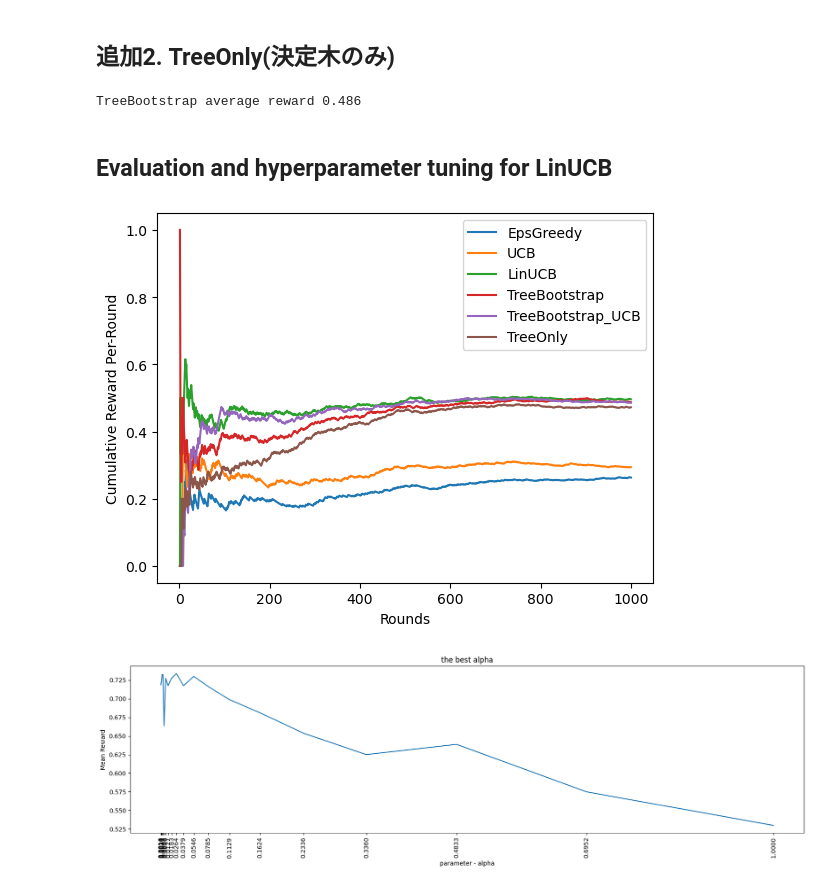
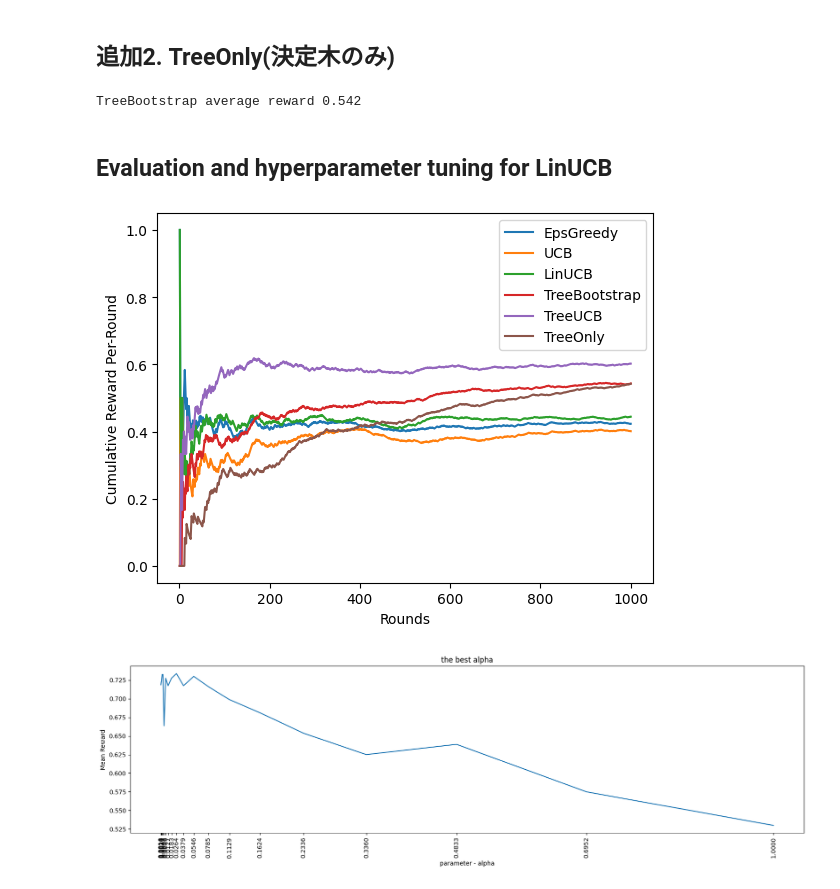
Before and after one commit to shobigrock/sotsuron, a Jupyter notebook: MABs_3_dims_3_actions.ipynb, the cells around one changed output. Drawn from its saved outputs; the diff is of its cells as text; code cells hidden in the pictures.

Commit message:
設定②人工データ改良(TreeUCB精度良)
解釈性高く現実味のあるデータにしました

```diff
--- a/MABs_3_dims_3_actions.ipynb
+++ b/MABs_3_dims_3_actions.ipynb
@@ -111,9 +111,9 @@ n_dims = 3
 # df["Browser"] = np.random.choice(["Opera","Chrome","Safari"], length, p = [.1,.6,.3])
 
 df["action"] = np.random.randint(0, n_arms, size=length)
-df["Gender"] = np.random.randint(0, 10, size=length)
-df["AgeGroup"] = np.random.randint(0, 10, size=length)
-df["Program"] = np.random.randint(0, 10, size=length)
+df["Age"] = np.random.randint(0, 10, size=length)
+df["edu_background"] = np.random.randint(0, 5, size=length)
+df["strength"] = np.random.randint(0, 10, size=length)
 # df["Income"] = np.random.randint(0, 10, size=length)
 # df["State"] = np.random.choice([0,1,2,3,4], length, p = [.2,.3,.35,.10,.05])
 # df["Device"] = np.random.choice([0,1,2], length, p = [.6,.35,.05])
@@ -142,13 +142,13 @@ df.head(10)
 reward_set = np.empty(shape=(0,))
 # 行動ごとに閾値だけ変えてやってみる(面倒くさいので木の構造は変えていない)
 # 極端な分割は避けたい（ただ報酬変えれば大丈夫では？）
-threshold = [[0,0,1],
-             [2,4,2],
-             [2,3,3]]  # threshold[閾値idx][行動idx]で利用
+threshold = [[5,5,5],
+             [3,3,3],
+             [5,5,5]]  # threshold[閾値idx][行動idx]で利用
 
-reward_list = [[[.25,.75], [.90,.10], [.90,.10]],
-               [[.90,.10], [.25,.75], [.90,.10]],
-               [[.90,.10], [.90,.10], [.25,.75]]]
+reward_list = [[[.90,.10], [.25,.75], [.70,.30], [.20,.80]],  # 低収入である確率
+               [[.80,.20], [.85,.15], [.60,.40], [.85,.15]],  # 中収入である確率
+               [[.30,.70], [.90,.10], [.70,.30], [.95,.05]]]  # 高収入である確率
 
 hyper_domain_count_list = [0] * 9  # 人工データの偏りを測るリスト1
 
@@ -158,19 +158,19 @@ for row in df.itertuples():
 
     # 現在木は1本だけど，ブートストラップが不利になりそう ← 探索の複雑性が減少
     # 行動ごとに複数本もあり得るが，今はスルー
-    if row[2] == threshold[0][tmp_a]:
+    if row[2] <= threshold[0][tmp_a]:
         if row[3] <= threshold[1][tmp_a]:
-            reward_set =np.append(reward_set, np.random.choice([0,1], p = [.90,.10]))
+            reward_set =np.append(reward_set, np.random.choice([0,1], p = reward_list[tmp_a][0]))
             hyper_domain_count_list[0] += 1
         else:
-            reward_set =np.append(reward_set, np.random.choice([0,1], p = [.25,.75]))  # 当たり
+            reward_set =np.append(reward_set, np.random.choice([0,1], p = reward_list[tmp_a][1]))
             hyper_domain_count_list[1] += 1
     else:
         if row[4] <= threshold[2][tmp_a]:
-            reward_set =np.append(reward_set, np.random.choice([0,1], p = [.95,.05]))
+            reward_set =np.append(reward_set, np.random.choice([0,1], p = reward_list[tmp_a][2]))
             hyper_domain_count_list[2] += 1
         else:
-            reward_set =np.append(reward_set, np.random.choice([0,1], p = [.85,.15]))
+            reward_set =np.append(reward_set, np.random.choice([0,1], p = reward_list[tmp_a][3]))
             hyper_domain_count_list[3] += 1
 
     # 報酬の分布が簡単すぎる可能性
@@ -183,6 +183,6 @@ for row in df.itertuples():
 
 print(hyper_domain_count_list)
 df["reward"] = reward_set
-df = df[["action", "reward", "Gender", "AgeGroup", "Program"]]
+df = df[["action", "reward", "Age", "edu_background", "strength"]]
 df.head(20)
 # %% [output]
@@ -1199,9 +1194,9 @@ class Tree_Only(MAB):
 # %%
 mab = Tree_Only(3, 3)
 results_TreeBootstrap_Only = offlineEvaluate(mab, arms, rewards, contexts, 1000)
-print('TreeBootstrap average reward', np.mean(results_TreeBootstrap_UCB))
+print('TreeBootstrap average reward', np.mean(results_TreeBootstrap_Only))
 # %% [output]
-TreeBootstrap average reward 0.486
+TreeBootstrap average reward 0.542
 # %% [markdown]
 ## Evaluation and hyperparameter tuning for LinUCB
 # %%
@@ -1212,35 +1207,35 @@ eg_sum, ucb_sum,linucb_sum, tbs_sum, tbucb_sum, only_sum = 0, 0, 0, 0, 0, 0 # se
 
 # nラウンドまでの累積報酬 / ラウンド数n = 平均報酬
 # get the 800 results from the previous run per each algorithm
 for n_round in range(1, n_rounds + 1):              # start from 1 to avoid zero devision error
     eg_sum += results_EpsGreedy[n_round-1]
     ucb_sum += results_UCB[n_round-1]
     linucb_sum += results_LinUCB[n_round-1]
     tbs_sum += results_TreeBootstrap[n_round-1]
     tbucb_sum += results_TreeBootstrap_UCB[n_round-1]
     only_sum += results_TreeBootstrap_Only[n_round-1]
     eg_results.append(eg_sum/n_round)
     ucb_results.append(ucb_sum/n_round)
     linucb_results.append(linucb_sum/n_round)
     tbs_results.append(tbs_sum/n_round)
     tbucb_results.append(tbucb_sum/n_round)
     only_results.append(only_sum/n_round)
     round_list.append(n_round)
 
 # plot the results
 plt.plot(round_list,eg_results, label = "EpsGreedy")
 plt.plot(round_list,ucb_results, label = "UCB")
 plt.plot(round_list,linucb_results, label = "LinUCB")
 plt.plot(round_list,tbs_results, label = "TreeBootstrap")
-plt.plot(round_list, tbucb_results, label = "TreeBootstrap_UCB")
+plt.plot(round_list, tbucb_results, label = "TreeUCB")
 plt.plot(round_list, only_results, label = "TreeOnly")
 
 plt.ylabel('Cumulative Reward Per-Round')
 plt.xlabel('Rounds')
 plt.legend()
 plt.show()
 # %% [output]
-[figure, old version]
+[figure, new version]
 # %%
 # hyperparameter optimization
 alpha_list = np.logspace(-3,0,num= 20)    # generate valid alpha values
```
Also changed, not shown: parts of 19 cells of this notebook.
